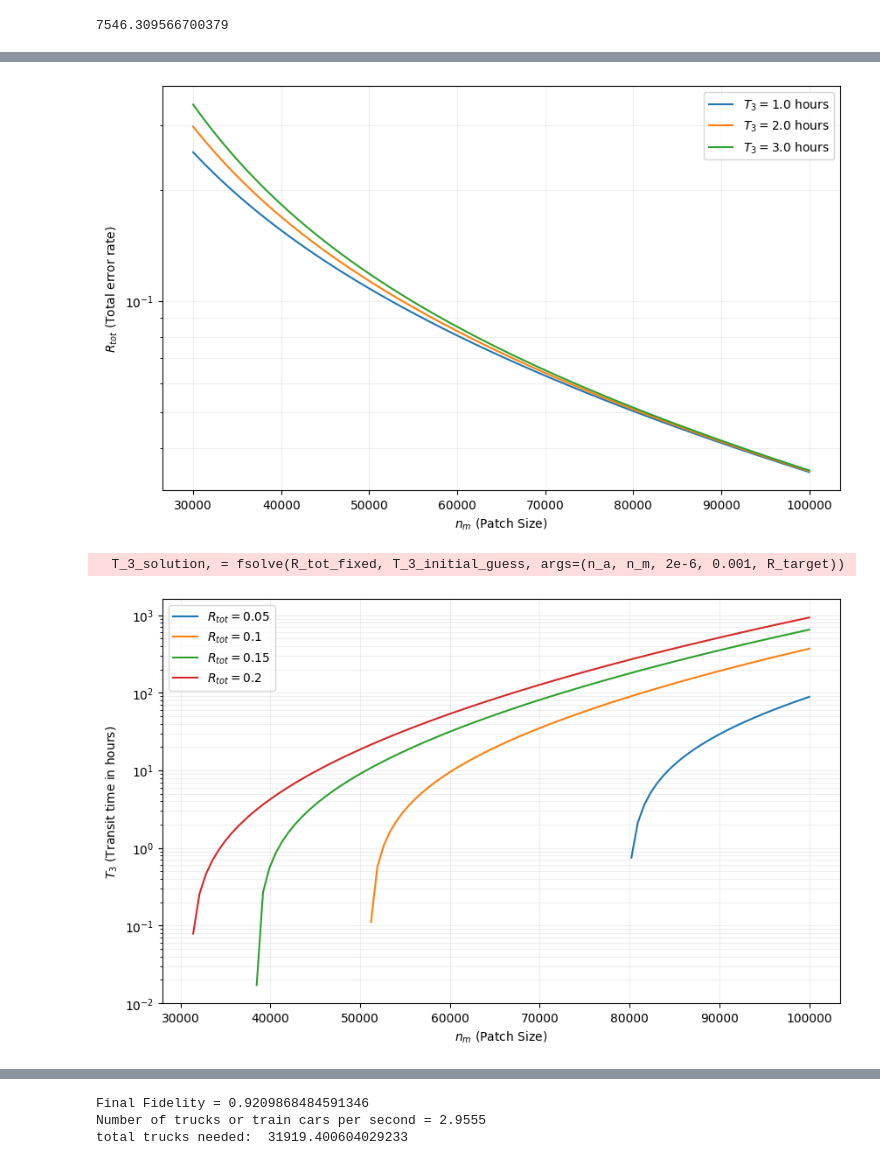
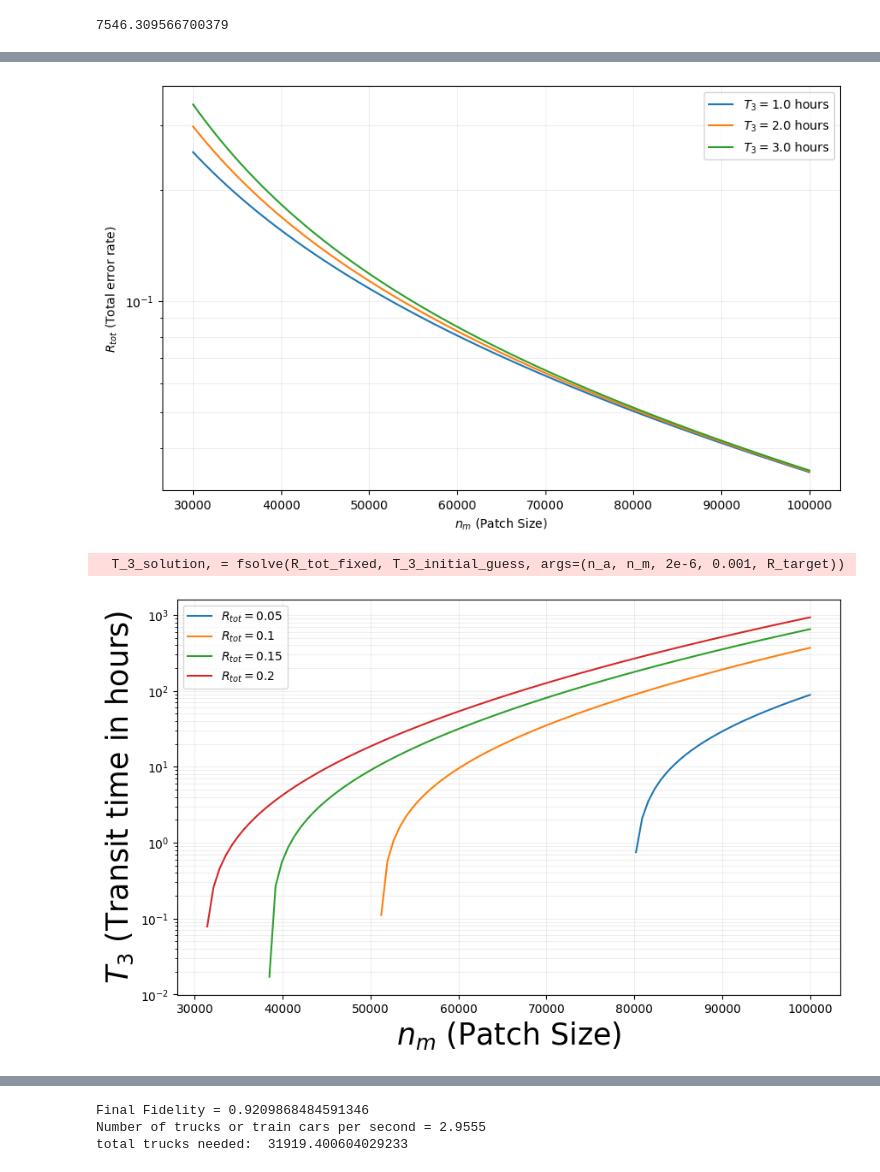
Before and after one commit to srikara202/Delayed-Choice-Entanglement-Swapping-Sneakernet, a Jupyter notebook: delayed_choice.ipynb, the cells around one changed output, grey strips where cells are left out. Cells and saved outputs as stored; diff of their text form; code cells hidden in the pictures.

```diff
--- a/delayed_choice.ipynb
+++ b/delayed_choice.ipynb
@@ -285,36 +289,36 @@ plt.figure(figsize=(10, 6))
 for T_3 in T_3_values:
     R_tot_values = [R_tot(n_m / 25, n_m, T_3, 2e-6, 0.001) for n_m in n_m_values]
     plt.semilogy(n_m_values, R_tot_values, label=f'$T_3 = {T_3 / 3600}$ hours')
 plt.xlabel('$n_m$ (Patch Size)')
 plt.ylabel('$R_{tot}$ (Total error rate)')
 plt.legend()
 plt.grid(True, which="both", ls="-", alpha=0.2)
 plt.show()
 
 # Plot 2: n_m vs T_3 for different R_tot (semi-log scale)
 R_tot_targets = [0.05, 0.1, 0.15, 0.2]  # Different R_tot values
 
 plt.figure(figsize=(10, 6))
 for R_target in R_tot_targets:
     T_3_solutions = []
     for n_m in n_m_values:
         n_a = n_m / 25
         T_3_initial_guess = 2 * 3600  # Initial guess for T_3 in seconds
         T_3_solution, = fsolve(R_tot_fixed, T_3_initial_guess, args=(n_a, n_m, 2e-6, 0.001, R_target))
         if T_3_solution > 0:
             T_3_solutions.append(T_3_solution / 3600)  # Convert to hours
         else:
             T_3_solutions.append(np.nan)  # Use NaN for invalid (negative) T_3 solutions
     plt.semilogy(n_m_values, T_3_solutions, label=f'$R_{{tot}} = {R_target}$')
-plt.xlabel('$n_m$ (Patch Size)')
-plt.ylabel('$T_3$ (Transit time in hours)')
+plt.xlabel('$n_m$ (Patch Size)',fontsize = 25)
+plt.ylabel('$T_3$ (Transit time in hours)',fontsize = 25)
 plt.legend()
 plt.grid(True, which="both", ls="-", alpha=0.2)
 plt.show()
 # %% [output]
 [figure]
   T_3_solution, = fsolve(R_tot_fixed, T_3_initial_guess, args=(n_a, n_m, 2e-6, 0.001, R_target))
-[figure, old version]
+[figure, new version]
 # %%
 # Function to calculate n_m for a given R_tot
 def calc_n_m_for_R_tot(R_target):
```
Also changed, not shown: parts of 8 cells of this notebook.
